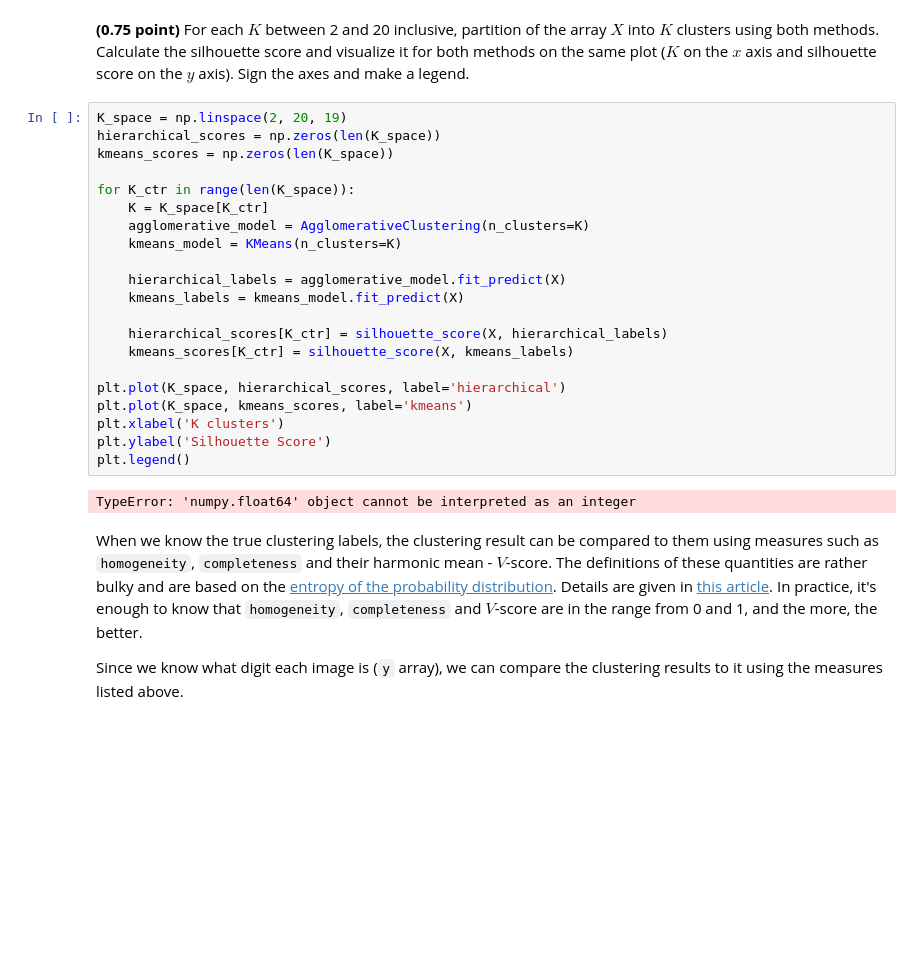
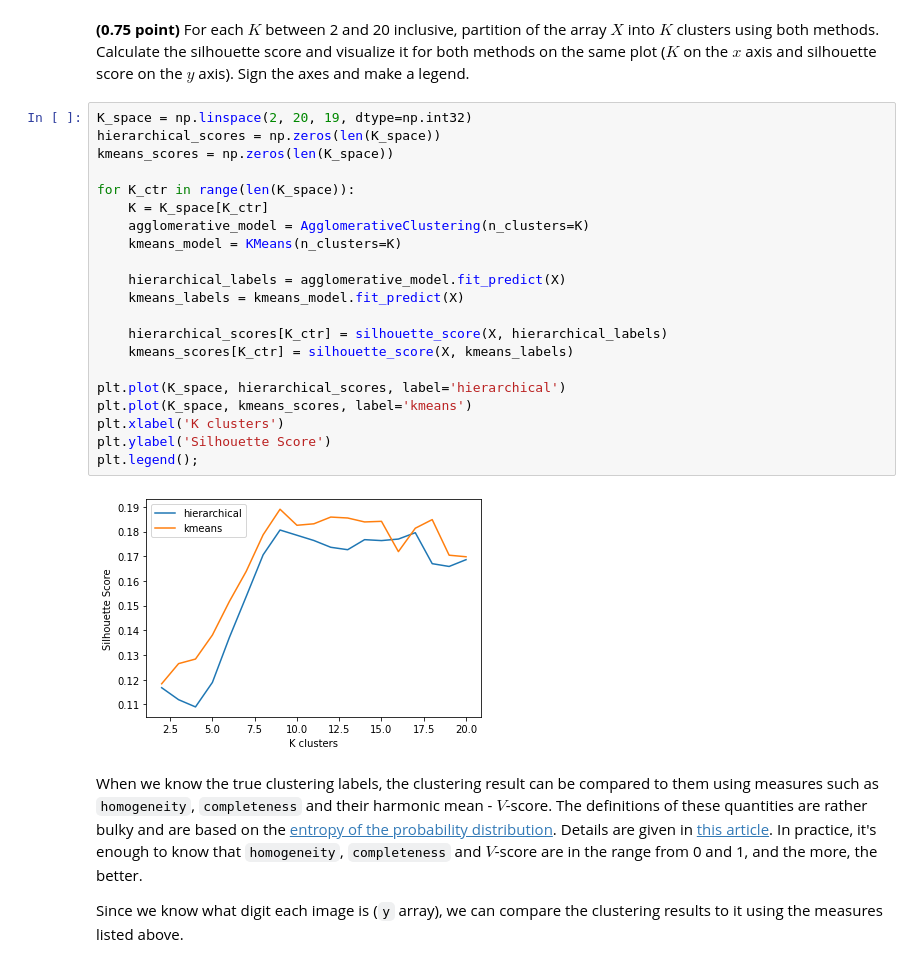
Before and after one commit to zappaz00/8_clustering, a Jupyter notebook: clustering.ipynb, the cells around one changed output. Cells and saved outputs as stored; diff of their text form; blank space fills up the shorter version.

```diff
--- a/clustering.ipynb
+++ b/clustering.ipynb
@@ -284,28 +284,28 @@ The implementation of this metric in the `scikit-learn` is the `silhouette_score
 # %% [markdown]
 **(0.75 point)** For each $K$ between 2 and 20 inclusive, partition of the array $X$ into $K$ clusters using both methods. Calculate the silhouette score and visualize it for both methods on the same plot ($K$ on the $x$ axis and silhouette score on the $y$ axis). Sign the axes and make a legend.
 # %%
-K_space = np.linspace(2, 20, 19)
+K_space = np.linspace(2, 20, 19, dtype=np.int32)
 hierarchical_scores = np.zeros(len(K_space))
 kmeans_scores = np.zeros(len(K_space))
 
 for K_ctr in range(len(K_space)):
     K = K_space[K_ctr]
     agglomerative_model = AgglomerativeClustering(n_clusters=K)
     kmeans_model = KMeans(n_clusters=K)
 
     hierarchical_labels = agglomerative_model.fit_predict(X)
     kmeans_labels = kmeans_model.fit_predict(X)
 
     hierarchical_scores[K_ctr] = silhouette_score(X, hierarchical_labels)
     kmeans_scores[K_ctr] = silhouette_score(X, kmeans_labels)
 
 plt.plot(K_space, hierarchical_scores, label='hierarchical')
 plt.plot(K_space, kmeans_scores, label='kmeans')
 plt.xlabel('K clusters')
 plt.ylabel('Silhouette Score')
-plt.legend()
+plt.legend();
 # %% [output]
-TypeError: 'numpy.float64' object cannot be interpreted as an integer
+[figure, added]
 # %% [markdown]
 When we know the true clustering labels, the clustering result can be compared to them using measures such as `homogeneity`, `completeness` and their harmonic mean - $V$-score. The definitions of these quantities are rather bulky and are based on the [entropy of the probability distribution](https://ru.wikipedia.org/wiki/Информационная_энтропия). Details are given in [this article](http://aclweb.org/anthology/D/D07/D07-1043.pdf). In practice, it's enough to know that `homogeneity`, `completeness` and $V$-score are in the range from 0 and 1, and the more, the better.
 
```
